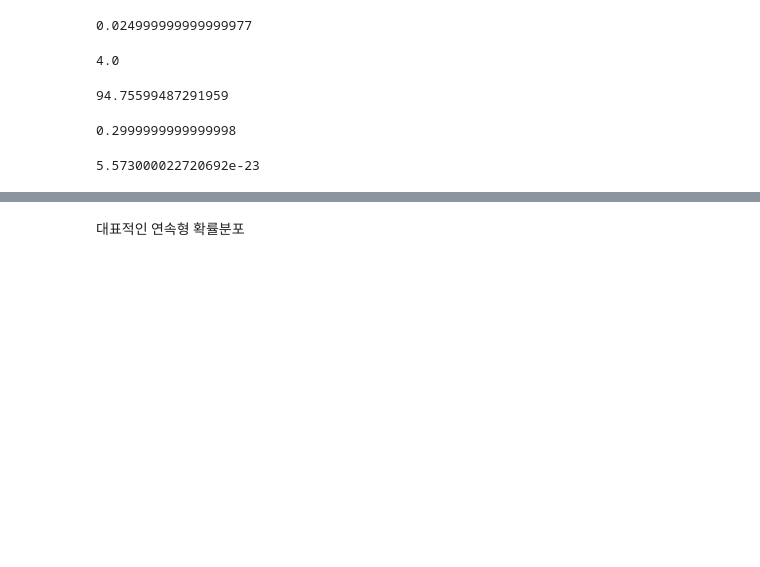
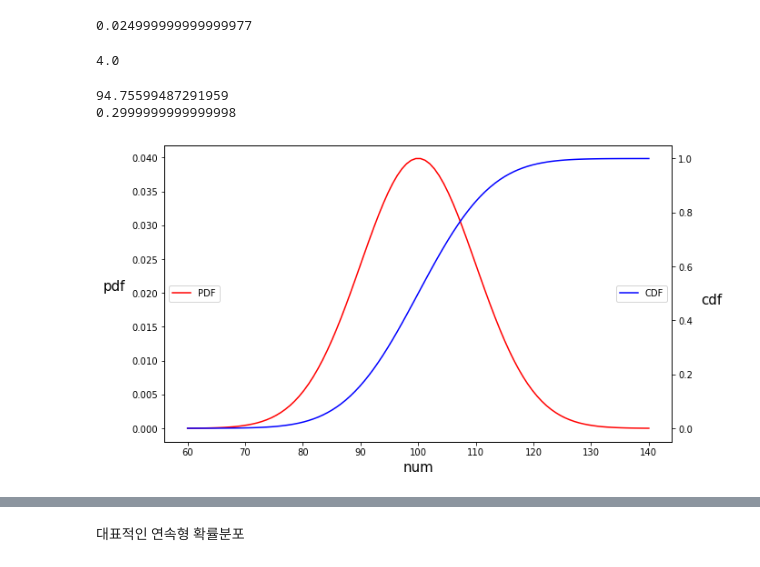
Before and after one commit to HyeonuJeong/Mycakd5, a Jupyter notebook: m3_통계/stat3.ipynb, the cells around one changed output, grey strips where cells are left out. Drawn from its saved outputs; the diff is of its cells as text; code cells hidden in the pictures; blank space fills up the shorter version.

```diff
--- a/m3_통계/stat3.ipynb
+++ b/m3_통계/stat3.ipynb
@@ -781,16 +783,35 @@ stats.norm.ppf(loc=4, scale=0.8, q=0.5)
 4.0
 # %%
 #[과제] 평균이 100, 표준편차 10인 정규분포에서 하측확률이 0.3일 경우의 퍼센트포인트를 구하고 그 ppf를 적용하여 하측확률을 구하세요
-stats.norm.ppf(loc=100,scale=10,q=0.3)
+a = stats.norm.ppf(loc=100,scale=10,q=0.3)
+print(a)
+b = stats.norm.cdf(loc=100,scale=10,x=a)
+print(b)
 # %% [output]
 94.75599487291959
+0.2999999999999998
-# %%
-stats.norm.cdf(loc=100,scale=10,x=94.75599487291959)
-# %% [output]
-0.2999999999999998
 # %%
 #[과제]상기 정규분포의 확률밀도함수와 누적분포함수를 시각화하여 하측확률과 pp간의 관계를 구하시오
-rv=stats.norm(loc=100,scale=10)
-rv.pdf(2)
-# %% [output]
-5.573000022720692e-23
+# %%
+fig=plt.figure(figsize=(10,6))
+ax1 = fig.add_subplot(111)
+ax2 = ax1.twinx()
+
+rv = stats.norm(loc=100, scale=10)
+xx = np.linspace(60,140,100)
+
+pdf = rv.pdf(xx)
+cdf = rv.cdf(xx)
+
+line_pdf = ax1.plot(xx,pdf,color='red',label='PDF')
+ax1.set_xlabel('num',fontsize=15)
+ax1.set_ylabel('pdf',rotation=0,fontsize=15,labelpad=20)
+
+line_cdf = ax2.plot(xx,cdf,color='blue',label='CDF')
+ax2.set_ylabel('cdf',rotation=0,fontsize=15,labelpad=20)
+
+ax1.legend(loc='center left')
+ax2.legend(loc='center right')
+plt.show()
+# %% [output]
+[figure, added]
```
Also changed, not shown: parts of 59 cells of this notebook, 5 other files.
